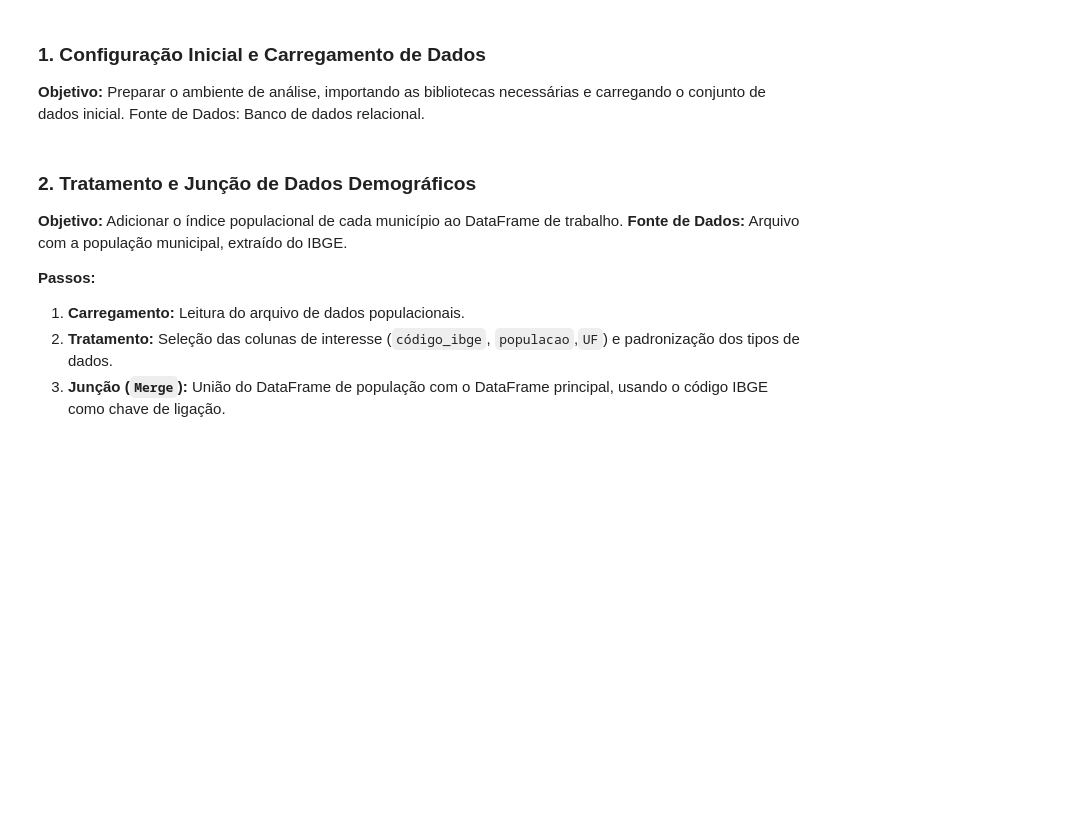
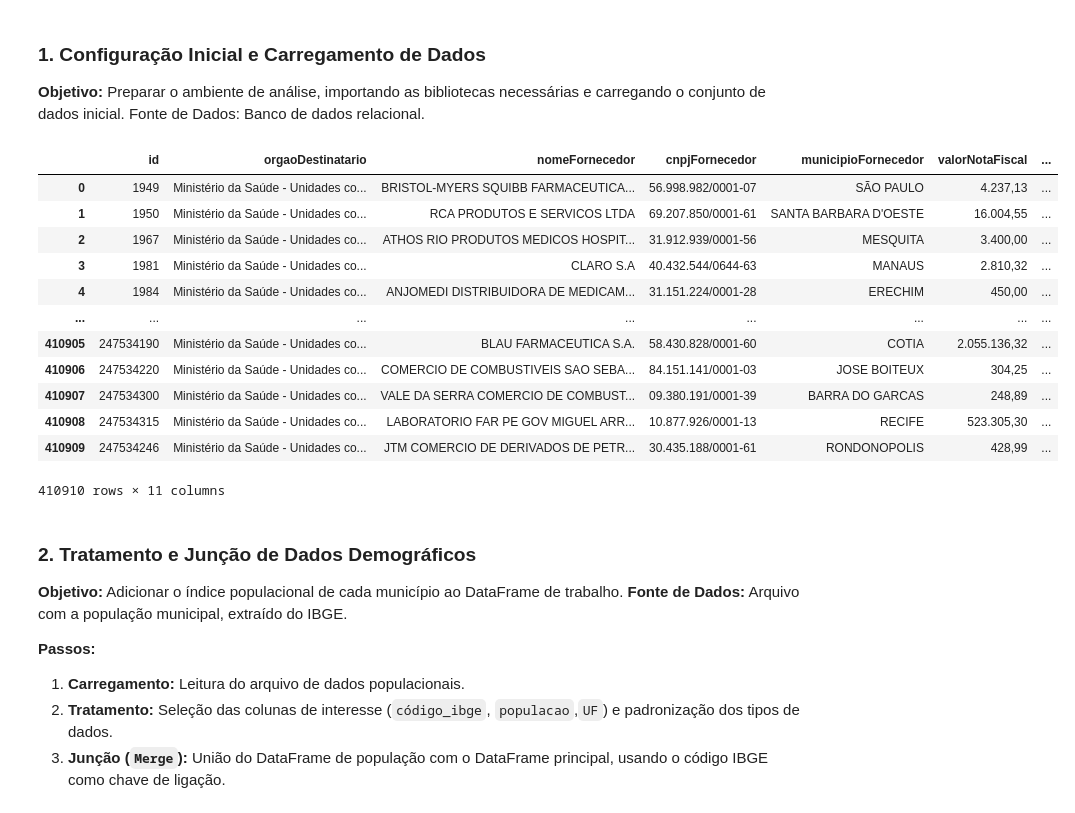
Before and after one commit to Mr-reinert/public-data-analysis-anomaly-detection-ml, a Jupyter notebook: notebooks/data_preprocessing.ipynb, the cells around one changed output. Drawn from its saved outputs; the diff is of its cells as text; code cells hidden in the pictures; blank space fills up the shorter version.

```diff
--- a/notebooks/data_preprocessing.ipynb
+++ b/notebooks/data_preprocessing.ipynb
@@ -28,3 +30,19 @@ df = fetch_data_from_db(const.consulta_sql)
+# %%
+df
+# %% [output]
+|  | id | orgaoDestinatario | nomeFornecedor | cnpjFornecedor | municipioFornecedor | valorNotaFiscal | ... |
+| 0 | 1949 | Ministério da Saúde - Unidades co... | BRISTOL-MYERS SQUIBB FARMACEUTICA... | 56.998.982/0001-07 | SÃO PAULO | 4.237,13 | ... |
+| 1 | 1950 | Ministério da Saúde - Unidades co... | RCA PRODUTOS E SERVICOS LTDA | 69.207.850/0001-61 | SANTA BARBARA D'OESTE | 16.004,55 | ... |
+| 2 | 1967 | Ministério da Saúde - Unidades co... | ATHOS RIO PRODUTOS MEDICOS HOSPIT... | 31.912.939/0001-56 | MESQUITA | 3.400,00 | ... |
+| 3 | 1981 | Ministério da Saúde - Unidades co... | CLARO S.A | 40.432.544/0644-63 | MANAUS | 2.810,32 | ... |
+| 4 | 1984 | Ministério da Saúde - Unidades co... | ANJOMEDI DISTRIBUIDORA DE MEDICAM... | 31.151.224/0001-28 | ERECHIM | 450,00 | ... |
+| ... | ... | ... | ... | ... | ... | ... | ... |
+| 410905 | 247534190 | Ministério da Saúde - Unidades co... | BLAU FARMACEUTICA S.A. | 58.430.828/0001-60 | COTIA | 2.055.136,32 | ... |
+| 410906 | 247534220 | Ministério da Saúde - Unidades co... | COMERCIO DE COMBUSTIVEIS SAO SEBA... | 84.151.141/0001-03 | JOSE BOITEUX | 304,25 | ... |
+| 410907 | 247534300 | Ministério da Saúde - Unidades co... | VALE DA SERRA COMERCIO DE COMBUST... | 09.380.191/0001-39 | BARRA DO GARCAS | 248,89 | ... |
+| 410908 | 247534315 | Ministério da Saúde - Unidades co... | LABORATORIO FAR PE GOV MIGUEL ARR... | 10.877.926/0001-13 | RECIFE | 523.305,30 | ... |
+| 410909 | 247534246 | Ministério da Saúde - Unidades co... | JTM COMERCIO DE DERIVADOS DE PETR... | 30.435.188/0001-61 | RONDONOPOLIS | 428,99 | ... |
+410910 rows × 11 columns
 # %% [markdown]
 ### 2. Tratamento e Junção de Dados Demográficos
 
```
Also changed, not shown: parts of 10 cells of this notebook, 5 other files.
